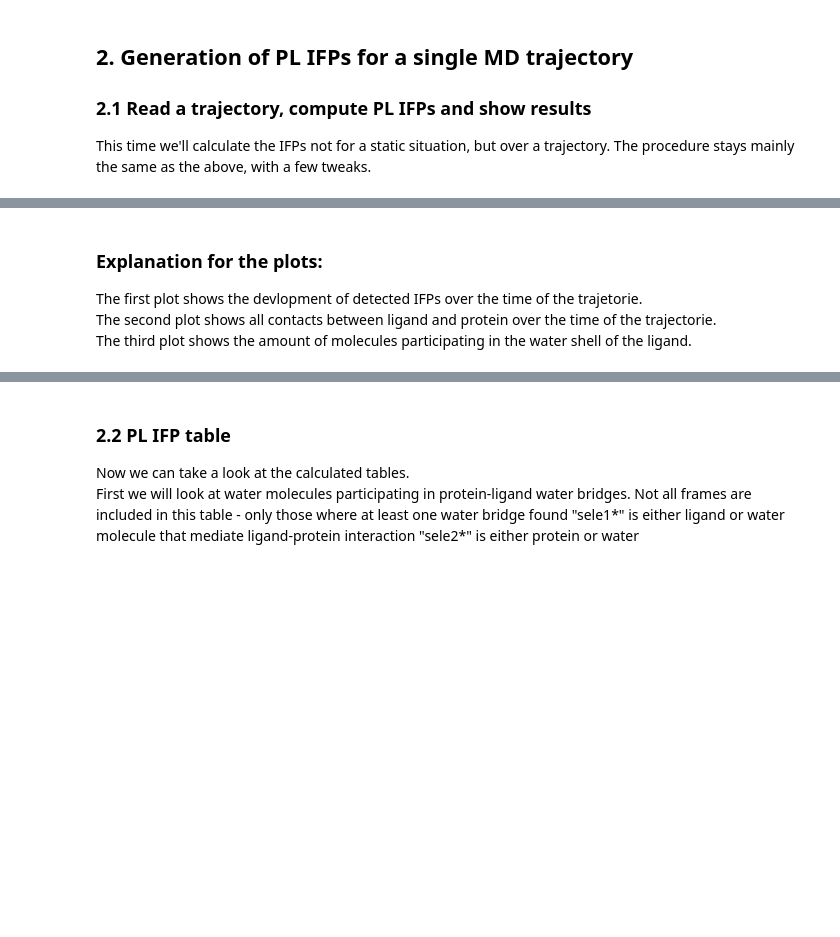
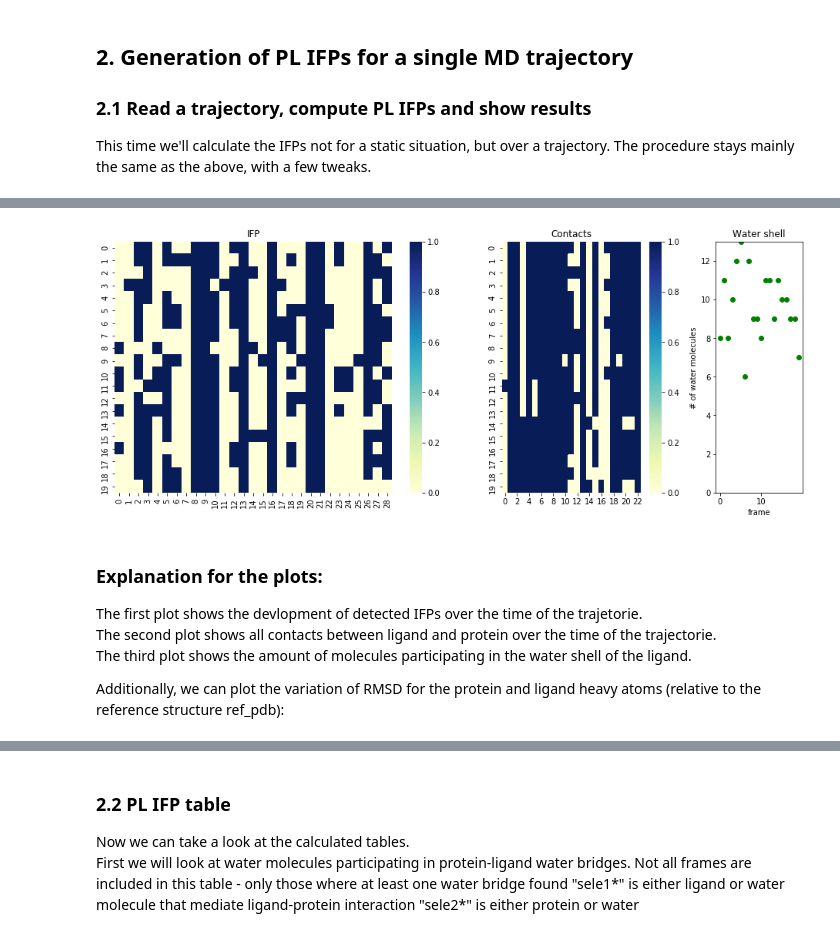
Before and after one commit to HITS-MCM/MD-IFP, a Jupyter notebook: IFP_generation_examples_PDB.ipynb, the cells around one changed output, grey strips where cells are left out. Drawn from its saved outputs; the diff is of its cells as text; code cells hidden in the pictures; blank space fills up the shorter version.

```diff
--- a/IFP_generation_examples_PDB.ipynb
+++ b/IFP_generation_examples_PDB.ipynb
@@ -204,6 +231,8 @@ u_mem = mda.Merge(u_reduced).load_new(AnalysisFromFunction(
 # One can save selected snapshots in the pdb format
 save_pdb = False
 
+RMSDl = []
+RMSDp = []
 for i in range(0,len(u_mem.trajectory),1):
     u_mem.trajectory[i]
     u_mem.dimensions = u.dimensions
@@ -213,8 +242,10 @@ for i in range(0,len(u_mem.trajectory),1):
 
     # Calculate Root-mean-square deviation
     rmsd = superimpose_traj(ref,u_mem,["protein","resname INH"])
+    RMSDp.append(rmsd[0])
+    RMSDl.append(rmsd[1])
 
-    print(i,"RMSD (protein , ligand):",rmsd,"traj length:",u_length)
+#    print(i,"RMSD (protein , ligand):",rmsd,"traj length:",u_length)
 
     if save_pdb == True:
         all_write = u.select_atoms("all")
@@ -224,10 +255,10 @@ for i in range(0,len(u_mem.trajectory),1):
 # parameters used:
 #  WB_analysis=True  - find water-mediated protein-ligand contacts;
 #  RE = False - don't store unspecific prorein-ligand contacts
-df_prop,df_HB,df_WB = IFP(u_mem, "INH", properties, WB_analysis=True, RE=False, Lipids=[])
+df_prop,df_HB,df_WB = IFP(u_mem, "INH", properties, WB_analysis=True, RE=True, Lipids=[])
 
 # Build IFP table
-. = table_combine(df_HB, df_WB, df_prop, "INH")
+df_prop_complete = table_combine(df_HB, df_WB, df_prop, "INH")
 
 # Plot IFPs
 Plot_IFP(df_prop_complete, contact_collection=None)
@@ -236,5 +271,8 @@ SyntaxError: invalid syntax (<ipython-input-31-a1523210d671>, line 48)
+[figure, added]
 # %% [markdown]
 ### Explanation for the plots:
 The first plot shows the devlopment of detected IFPs over the time of the trajetorie.
 The second plot shows all contacts between ligand and protein over the time of the trajectorie.
 The third plot shows the amount of molecules participating in the water shell of the ligand.
+
+Additionally, we can plot the variation of RMSD for the protein and ligand heavy atoms (relative to the reference structure ref_pdb):
```
Also changed, not shown: parts of 18 cells of this notebook, 1 other file.
